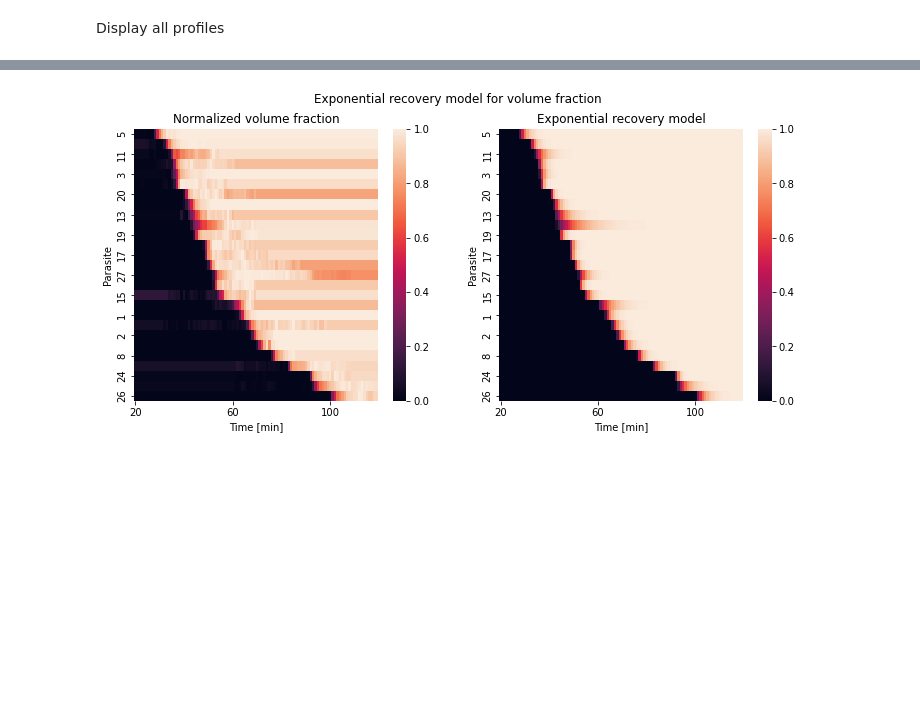
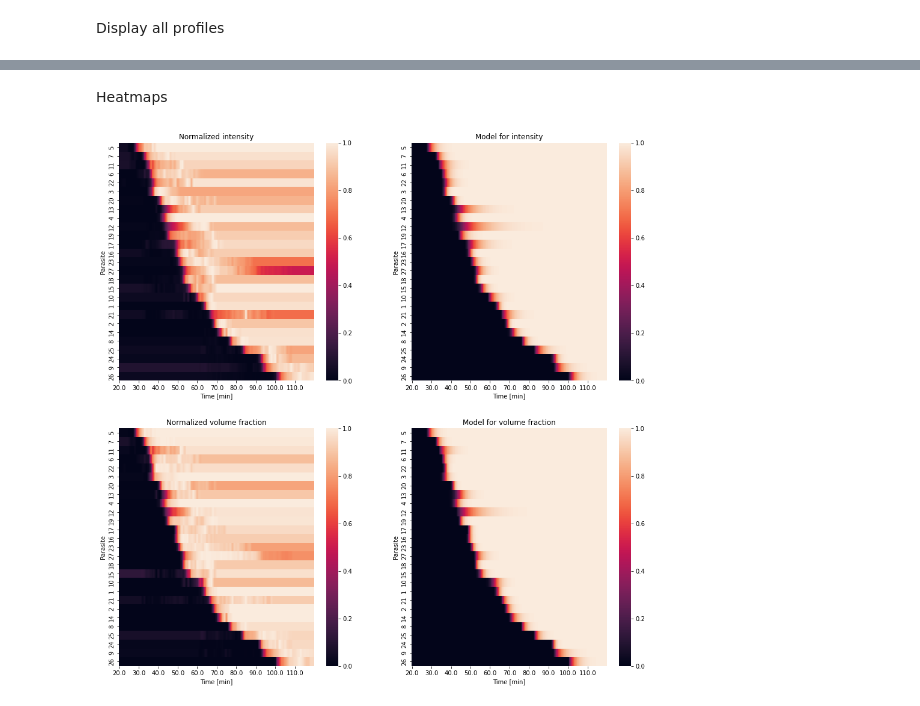
Before and after one commit to jboulanger/imagej-macro, a Jupyter notebook: Pararsite_Coat/Analyze Results.ipynb, the cells around one changed output, grey strips where cells are left out. Cells and saved outputs as stored; diff of their text form; code cells hidden in the pictures; blank space fills up the shorter version.

```diff
--- a/Pararsite_Coat/Analyze Results.ipynb
+++ b/Pararsite_Coat/Analyze Results.ipynb
@@ -288,5 +314,5 @@ with pd.ExcelWriter(figure_folder/'parasite-intensity.xlsx') as xls:
 # %%
-figure_folder = folder / 'figure_020224_exp'
+figure_folder = folder / f'figure_{tag}_exp'
 figure_folder.mkdir(parents=True, exist_ok=True)
 # %%
 
@@ -438,0 +695,7 @@ for p in [1,2]:
+# %%
+fig,ax = plt.subplots(9,3,figsize=(10,20))
+for p in parameters_convexp['Parasite']:
+    plot_convexp(profiles, parameters_convexp, p,'Fraction', ax=ax.ravel()[p-1], setrange=True)
+plt.suptitle('Volume fraction and models', y = 1.01, fontsize=17)
+fig.tight_layout()
+plt.savefig(figure_folder/'volume fraction for all parasites.pdf')
@@ -438,0 +704,7 @@ for p in [1,2]:
+# %%
+fig,ax = plt.subplots(9,3,figsize=(10,20))
+for p in parameters_convexp['Parasite']:
+    plot_convexp(profiles, parameters_convexp, p,'Mean intensity', ax=ax.ravel()[p-1],setrange=True)
+plt.suptitle('Intensity profiles and models', y = 1.01, fontsize=17)
+fig.tight_layout()
+plt.savefig(figure_folder/'intensity for all parasites.pdf')
@@ -439,6 +713,6 @@ for p in [1,2]:
 # %%
 for p in [1,2]:
     plt.clf()
-    plot_fraction_profile(profiles[profiles['Parasite']==p], parameters[parameters['Parasite']==p],'Fraction',ax=plt.gca())
-    plt.savefig(figure_folder/f'Volume fraction for parasite{p}.pdf',  bbox_inches='tight')
+    plot_convexp(profiles, parameters_convexp, p,'Mean intensity',ax=plt.gca())
+    plt.savefig(figure_folder/f'intensity parasite {p}.pdf',  bbox_inches='tight')
 # %% [output]
@@ -510,34 +720,65 @@ Heatmap for volume fraction
+# %% [markdown]
+Heatmaps
 # %%
-t = np.arange(20, 120, 1)
-interpolated = profiles.groupby('Parasite').apply(partial(resample_intensities,x=t,metric='Fraction')).droplevel('Parasite')
-models = pd.concat([generate_models(p,t,'Fraction') for p in parameters.iloc])
+def generate_convexp(p:pd.DataFrame, x:np.ndarray, metric:str):
+    """Generate models profiles from parameters and time values"""
+    return pd.DataFrame({
+        'Parasite': [p['Parasite'].item() for x in range(len(x))],
+        'Time [min]' : x,
+        'Model [au]': model_convexp(x, *p[metric][:6]),
+        'Normalized model [au]': model_convexp(x, 0, 1, *p[metric][2:5],1e6),
+    })
 
-fig, ax = plt.subplots(1,2,figsize=(12,5))
-order = np.argsort(parameters['Fraction','start [min]']).to_numpy() + 1
+models_convexp_int = pd.concat([generate_convexp(p,t,'Mean intensity') for p in parameters_convexp.iloc])
+models_convexp_vol = pd.concat([generate_convexp(p,t,'Fraction') for p in parameters_convexp.iloc])
+
+fig, ax = plt.subplots(2,2,figsize=(16,16))
+order = np.argsort(parameters_convexp['Mean intensity','start [min]']).to_numpy() + 1
 
 sns.heatmap(
-    interpolated.pivot_table('Normalized Fraction', 'Time [min]', 'Parasite').transpose().reindex(order),
+    interpolated_int.pivot_table('Normalized Mean intensity', 'Time [min]', 'Parasite').transpose().reindex(order),
     xticklabels = 40,
     linewidths = 0.0,
     rasterized = True,
     vmin=0,
     vmax=1,
-    ax=ax[0])
+    ax=ax[0,0])
 plt.xlim([20,125])
-ax[0].set_title('Normalized volume fraction')
+ax[0,0].set_title('Normalized intensity')
 
 sns.heatmap(
-    models.pivot_table('Normalized model [au]', 'Time [min]', 'Parasite').transpose().reindex(order),
+    models_convexp_int.pivot_table('Normalized model [au]', 'Time [min]', 'Parasite').transpose().reindex(order),
     xticklabels = 40,
     linewidths = 0.0,
     rasterized = True,
     vmin=0,
     vmax=1,
-    ax=ax[1])
-ax[1].set_title('Exponential recovery model')
-plt.suptitle('Exponential recovery model for volume fraction')
+    ax=ax[0,1])
+ax[0,1].set_title('Model for intensity')
 
-plt.savefig(figure_folder/'Volume fraction heatmap.pdf')
+sns.heatmap(
+    interpolated_vol.pivot_table('Normalized Fraction', 'Time [min]', 'Parasite').transpose().reindex(order),
+    xticklabels = 40,
+    linewidths = 0.0,
+    rasterized = True,
+    vmin=0,
+    vmax=1,
+    ax=ax[1,0])
+plt.xlim([20,125])
+ax[1,0].set_title('Normalized volume fraction')
+
+sns.heatmap(
+    models_convexp_vol.pivot_table('Normalized model [au]', 'Time [min]', 'Parasite').transpose().reindex(order),
+    xticklabels = 40,
+    linewidths = 0.0,
+    rasterized = True,
+    vmin=0,
+    vmax=1,
+    ax=ax[1,1])
+ax[1,1].set_title('Model for volume fraction')
+
+plt.savefig(figure_folder/'heatmap.pdf')
+plt.show()
 # %% [output]
-[figure, old version]
+[figure, new version]
 # %% [markdown]
```
Also changed, not shown: parts of 44 cells of this notebook, 4 other files.
